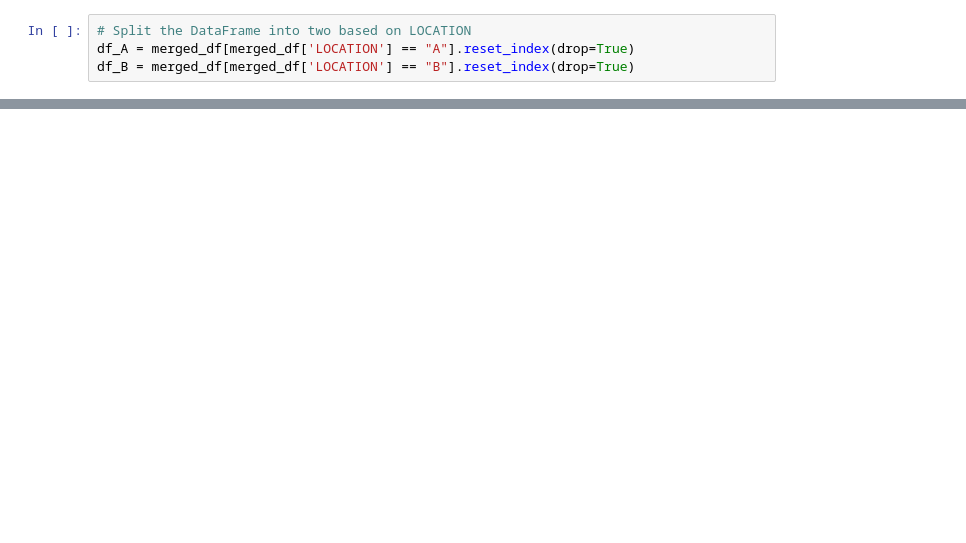
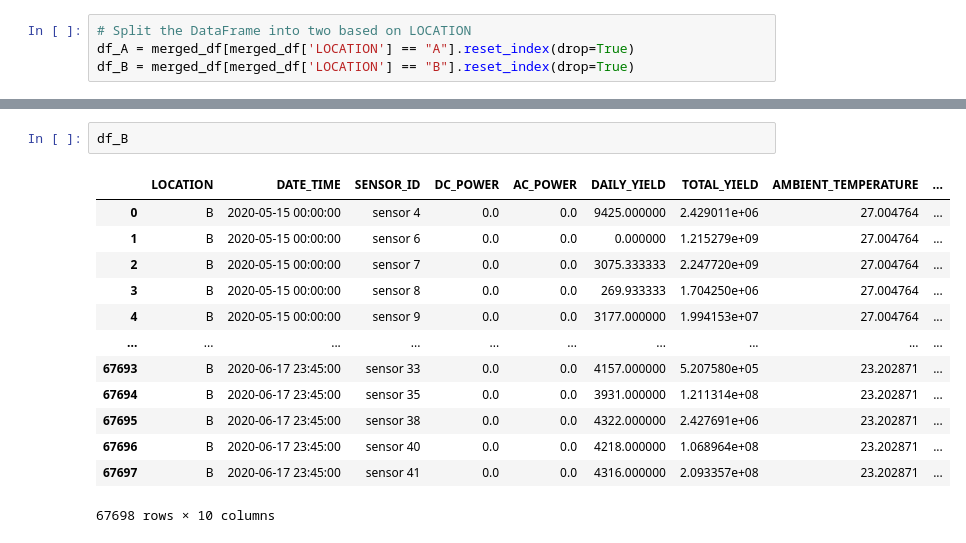
Before and after one commit to AkinduH/SLIIT-Datathon-2024, a Jupyter notebook: Data_Preparation.ipynb, the cells around one changed output, grey strips where cells are left out. Drawn from its saved outputs; the diff is of its cells as text; blank space fills up the shorter version.

```diff
--- a/Data_Preparation.ipynb
+++ b/Data_Preparation.ipynb
@@ -136,0 +134,16 @@ sensor_df
+# %%
+df_B
+# %% [output]
+|  | LOCATION | DATE_TIME | SENSOR_ID | DC_POWER | AC_POWER | DAILY_YIELD | TOTAL_YIELD | AMBIENT_TEMPERATURE | ... |
+| 0 | B | 2020-05-15 00:00:00 | sensor 4 | 0.0 | 0.0 | 9425.000000 | 2.429011e+06 | 27.004764 | ... |
+| 1 | B | 2020-05-15 00:00:00 | sensor 6 | 0.0 | 0.0 | 0.000000 | 1.215279e+09 | 27.004764 | ... |
+| 2 | B | 2020-05-15 00:00:00 | sensor 7 | 0.0 | 0.0 | 3075.333333 | 2.247720e+09 | 27.004764 | ... |
+| 3 | B | 2020-05-15 00:00:00 | sensor 8 | 0.0 | 0.0 | 269.933333 | 1.704250e+06 | 27.004764 | ... |
+| 4 | B | 2020-05-15 00:00:00 | sensor 9 | 0.0 | 0.0 | 3177.000000 | 1.994153e+07 | 27.004764 | ... |
+| ... | ... | ... | ... | ... | ... | ... | ... | ... | ... |
+| 67693 | B | 2020-06-17 23:45:00 | sensor 33 | 0.0 | 0.0 | 4157.000000 | 5.207580e+05 | 23.202871 | ... |
+| 67694 | B | 2020-06-17 23:45:00 | sensor 35 | 0.0 | 0.0 | 3931.000000 | 1.211314e+08 | 23.202871 | ... |
+| 67695 | B | 2020-06-17 23:45:00 | sensor 38 | 0.0 | 0.0 | 4322.000000 | 2.427691e+06 | 23.202871 | ... |
+| 67696 | B | 2020-06-17 23:45:00 | sensor 40 | 0.0 | 0.0 | 4218.000000 | 1.068964e+08 | 23.202871 | ... |
+| 67697 | B | 2020-06-17 23:45:00 | sensor 41 | 0.0 | 0.0 | 4316.000000 | 2.093357e+08 | 23.202871 | ... |
+67698 rows × 10 columns
```
Also changed, not shown: parts of 6 cells of this notebook.
